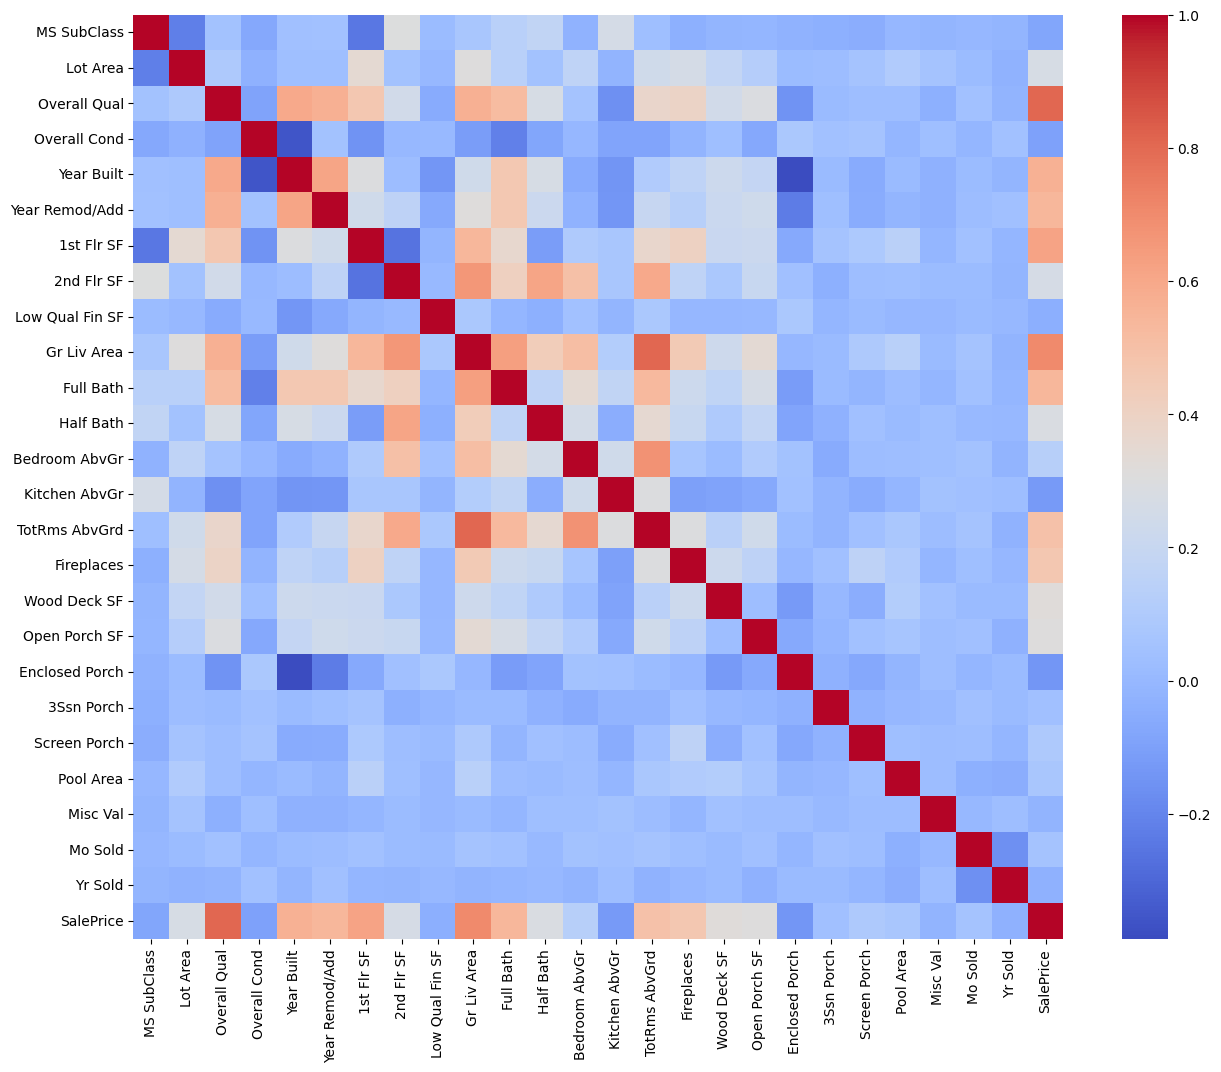
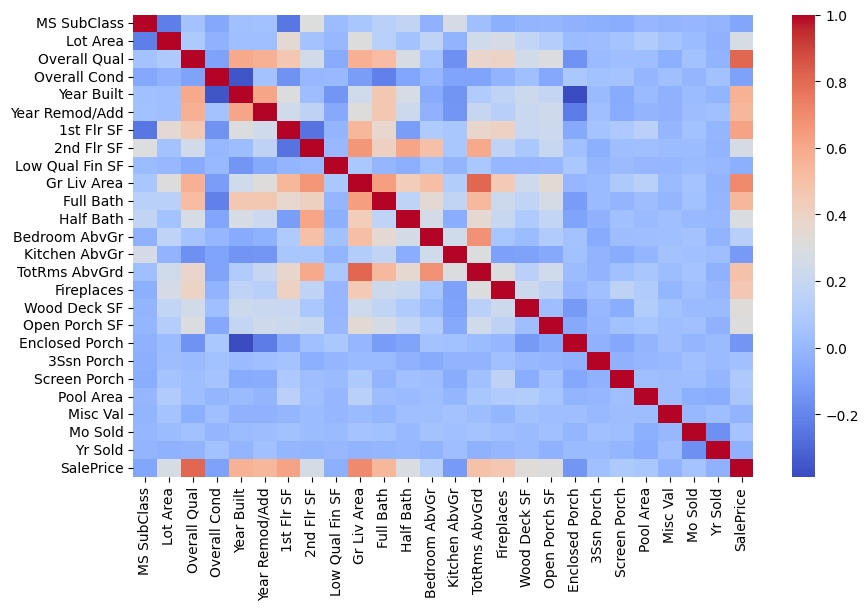
The notebook cell's code change between the first figure and the second:
--- before
+++ after
@@ -1,3 +1,3 @@
-plt.figure(figsize=(15, 12))
+plt.figure(figsize=(10, 6))
 sns.heatmap(corr_matrix, cmap='coolwarm', annot=False)  # annot=False keeps it from being a crowded mess
 plt.show()

Commit: Created using Colab